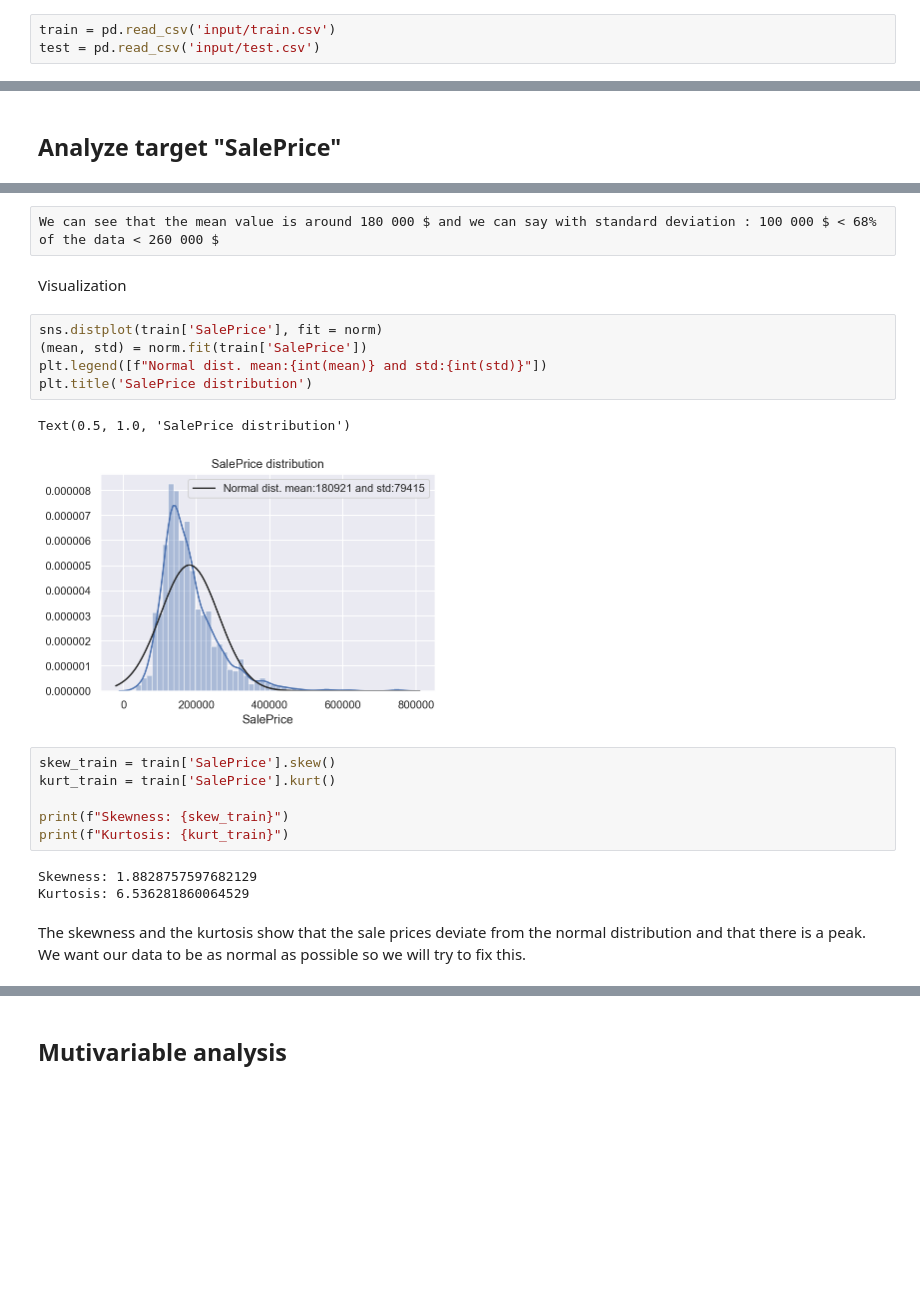
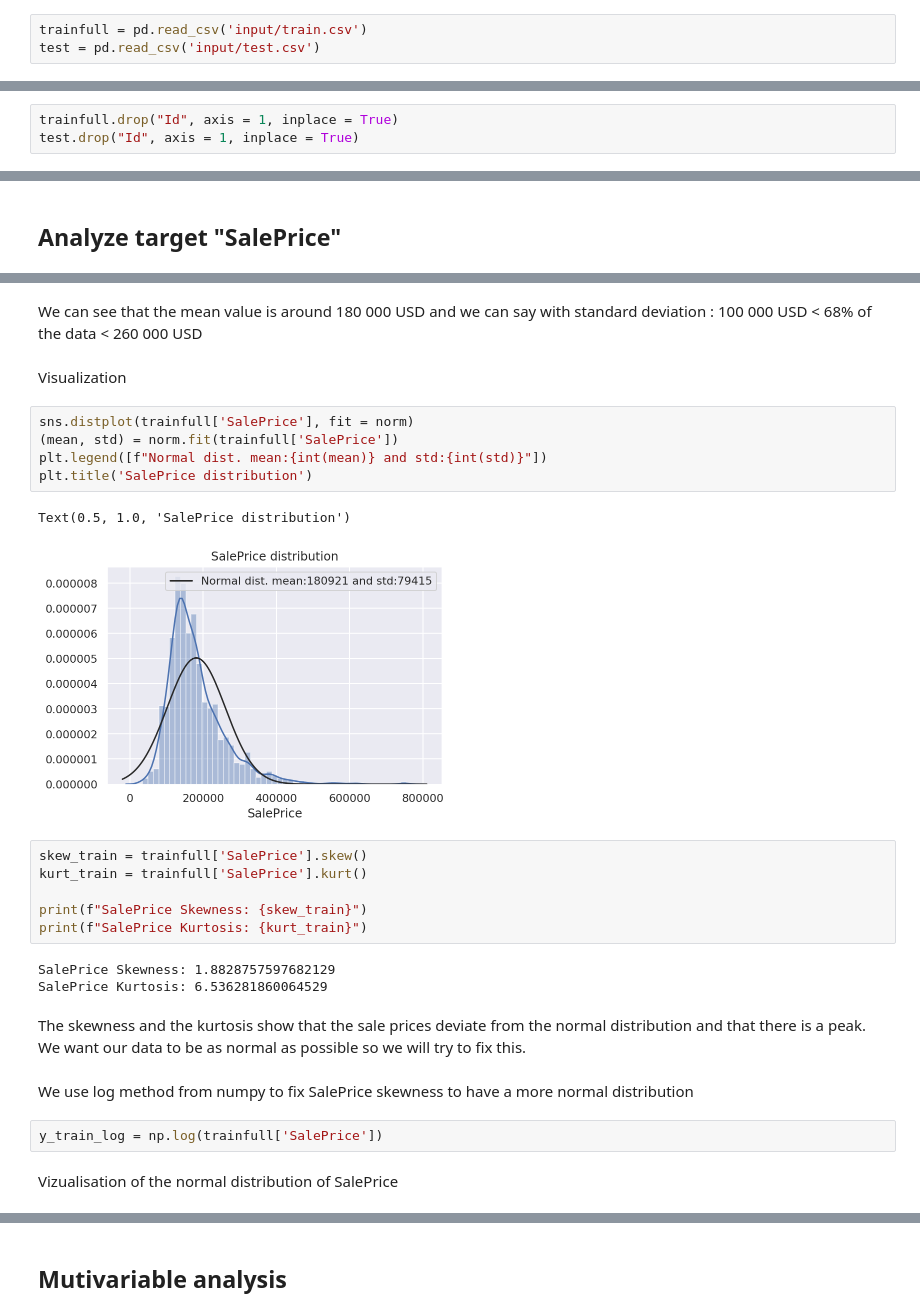
Before and after one commit to Simplon-IA-Bdx-1/house-prices-mehdi-bastien, a Jupyter notebook: HousePrices.ipynb, the cells around one changed output, grey strips where cells are left out. Saved outputs shown, nothing was run; the diff lists cells and outputs as text; blank space fills up the shorter version.

```diff
--- a/HousePrices.ipynb
+++ b/HousePrices.ipynb
@@ -23,5 +23,5 @@ warnings.filterwarnings('ignore')
 # %% [markdown]
 Load datasets train and test
 # %%
-train = pd.read_csv('input/train.csv')
+trainfull = pd.read_csv('input/train.csv')
 test = pd.read_csv('input/test.csv')
@@ -38,0 +41,3 @@ Test data size before drop Id column : (1459, 80)
+# %%
+trainfull.drop("Id", axis = 1, inplace = True)
+test.drop("Id", axis = 1, inplace = True)
@@ -81,27 +83,33 @@ min       34900.000000
 75%      214000.000000
 max      755000.000000
 Name: SalePrice, dtype: float64
-# %% [raw]
-We can see that the mean value is around 180 000 $ and we can say with standard deviation : 100 000 $ < 68% of the data < 260 000 $
+# %% [markdown]
+We can see that the mean value is around 180 000 USD and we can say with standard deviation : 100 000 USD < 68% of the data < 260 000 USD
 # %% [markdown]
 Visualization
 # %%
-sns.distplot(train['SalePrice'], fit = norm)
-(mean, std) = norm.fit(train['SalePrice'])
+sns.distplot(trainfull['SalePrice'], fit = norm)
+(mean, std) = norm.fit(trainfull['SalePrice'])
 plt.legend([f"Normal dist. mean:{int(mean)} and std:{int(std)}"])
 plt.title('SalePrice distribution')
 # %% [output]
 Text(0.5, 1.0, 'SalePrice distribution')
-[figure, old version]
+[figure, new version]
 # %%
-skew_train = train['SalePrice'].skew()
-kurt_train = train['SalePrice'].kurt()
+skew_train = trainfull['SalePrice'].skew()
+kurt_train = trainfull['SalePrice'].kurt()
 
-print(f"Skewness: {skew_train}")
-print(f"Kurtosis: {kurt_train}")
+print(f"SalePrice Skewness: {skew_train}")
+print(f"SalePrice Kurtosis: {kurt_train}")
 # %% [output]
-Skewness: 1.8828757597682129
-Kurtosis: 6.536281860064529
+SalePrice Skewness: 1.8828757597682129
+SalePrice Kurtosis: 6.536281860064529
 # %% [markdown]
 The skewness and the kurtosis show that the sale prices deviate from the normal distribution and that there is a peak.
 We want our data to be as normal as possible so we will try to fix this.
+# %% [markdown]
+We use log method from numpy to fix SalePrice skewness to have a more normal distribution
+# %%
+y_train_log = np.log(trainfull['SalePrice'])
+# %% [markdown]
+Vizualisation of the normal distribution of SalePrice
```
Also changed, not shown: parts of 133 cells of this notebook, 17 other files.
